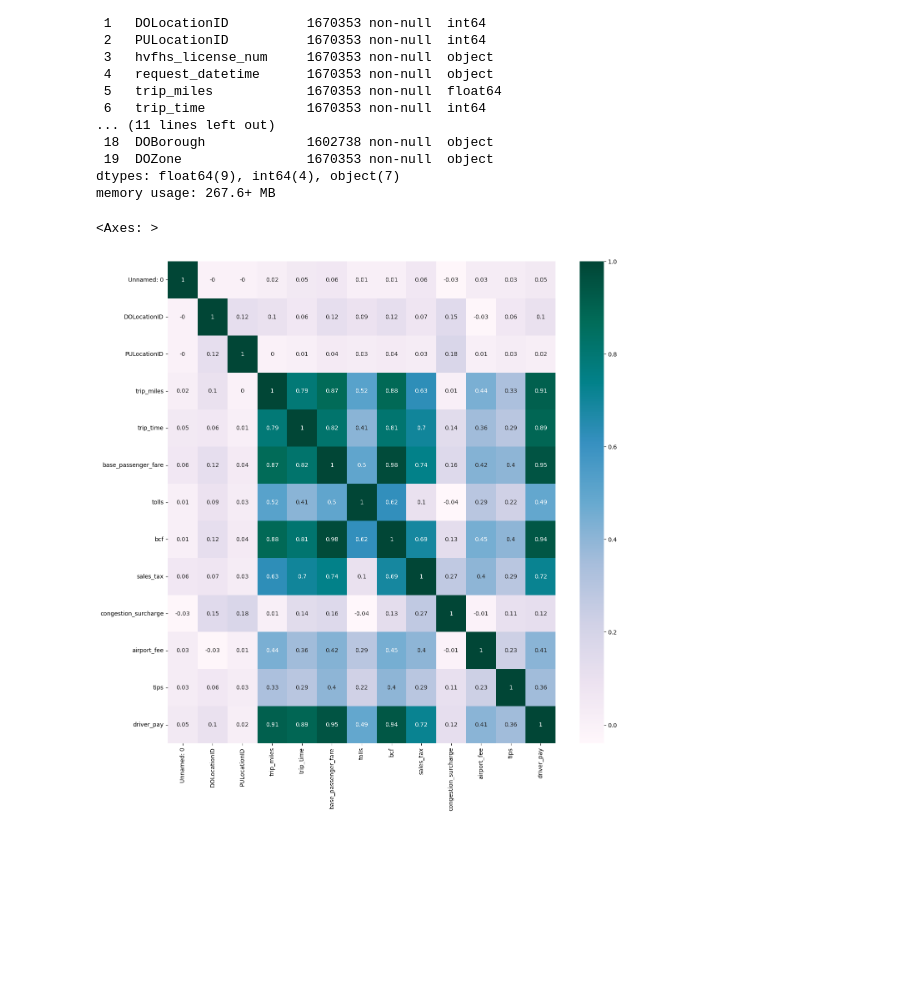
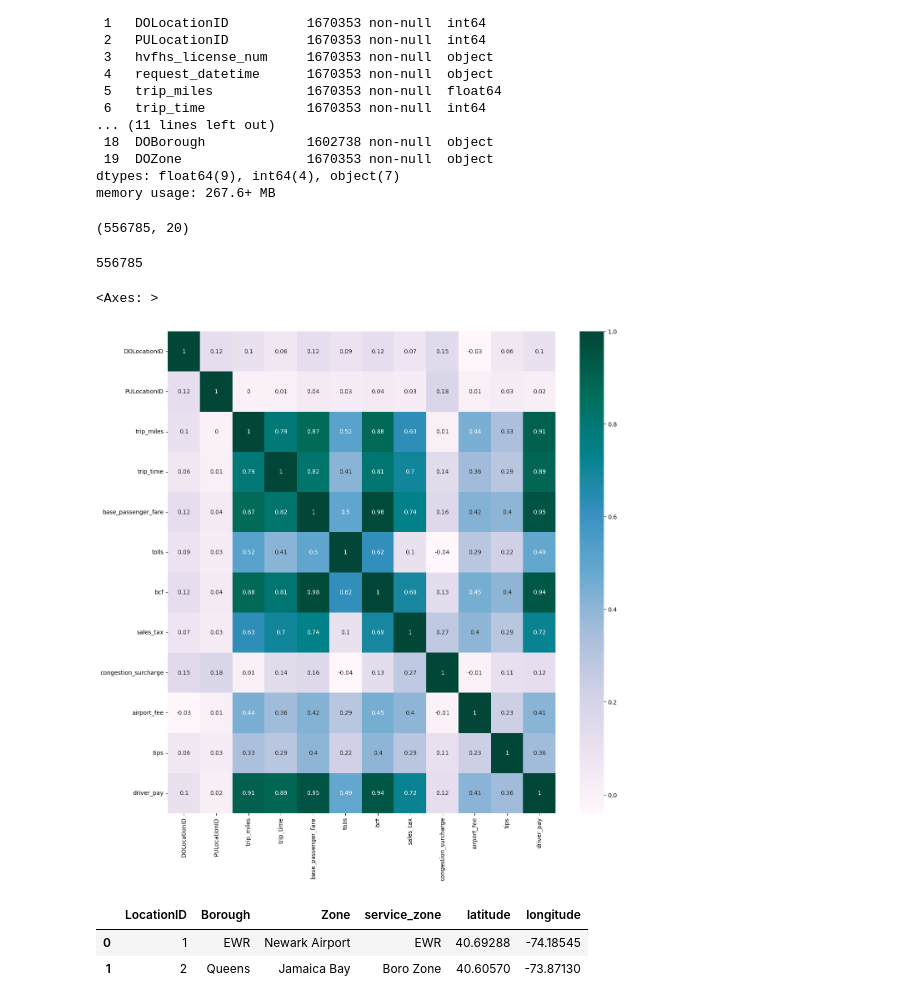
Before and after one commit to munozjon/NYC-Taxis, a Jupyter notebook: static/Untitled.ipynb, the cells around one changed output. Drawn from its saved outputs; the diff is of its cells as text; code cells hidden in the pictures; blank space fills up the shorter version.

```diff
--- a/static/Untitled.ipynb
+++ b/static/Untitled.ipynb
@@ -29,12 +29,29 @@ Data columns (total 20 columns):
  19  DOZone                1670353 non-null  object
 dtypes: float64(9), int64(4), object(7)
 memory usage: 267.6+ MB
+# %%
+df_1.shape
+# %% [output]
+(556785, 20)
+# %%
+df_1['Unnamed: 0'].nunique()
+# %% [output]
+556785
 # %%
-df_ints = df.drop(columns=['hvfhs_license_num', 'request_datetime', 'date', 'PUBorough', 'PUZone', 'DOBorough', 'DOZone'])
+df_ints = df.drop(columns=['Unnamed: 0', 'hvfhs_license_num', 'request_datetime', 'date', 'PUBorough', 'PUZone',\
+                           'DOBorough', 'DOZone'])
 
 fig, ax =  plt.subplots(figsize=(15,15))
 sns.heatmap(round(df_ints.corr(),2), annot=True, cmap='PuBuGn')
 # %% [output]
 <Axes: >
-[figure, old version]
+[figure, new version]
+# %%
+# Import coordinates df
+coordinates_df = pd.read_csv('data/taxi_zone_lookup_coordinates.csv')
+coordinates_df.head(2)
+# %% [output]
+|  | LocationID | Borough | Zone | service_zone | latitude | longitude |
+| 0 | 1 | EWR | Newark Airport | EWR | 40.69288 | -74.18545 |
+| 1 | 2 | Queens | Jamaica Bay | Boro Zone | 40.60570 | -73.87130 |
 # %%
```
Also changed, not shown: parts of 10 cells of this notebook, 5 other files.
